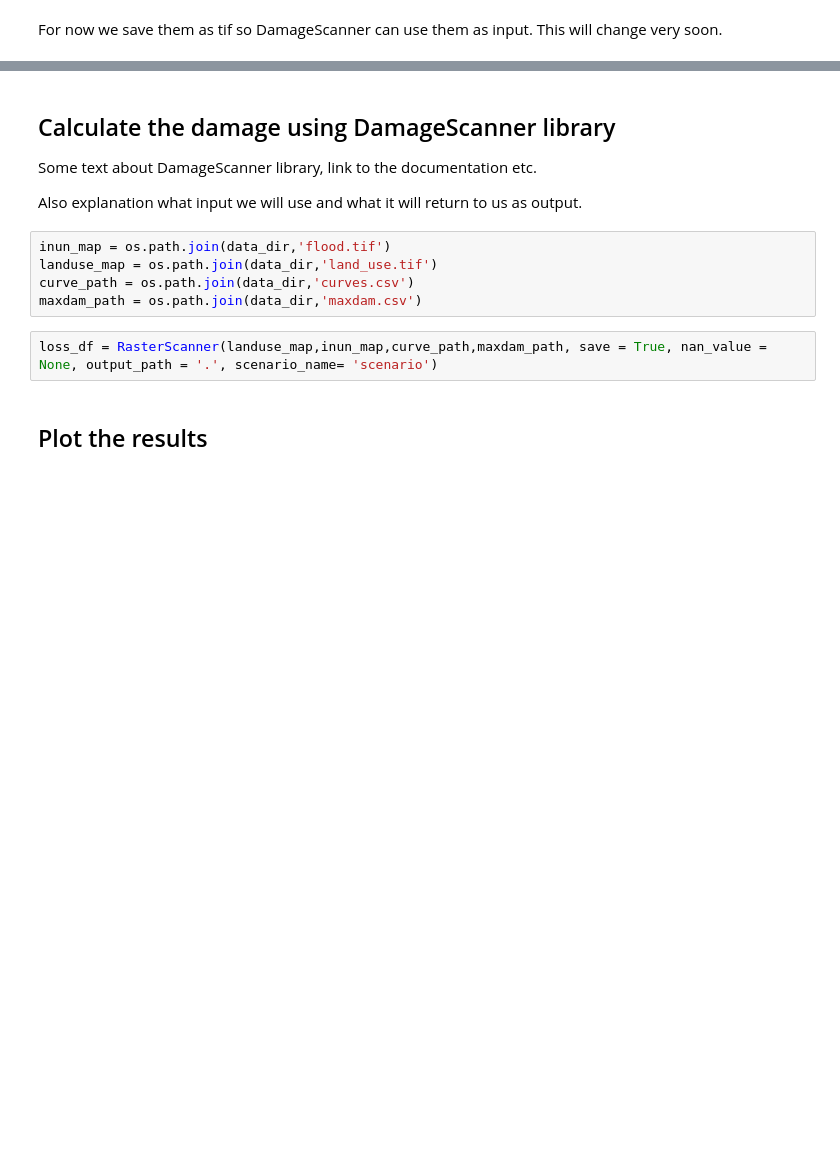
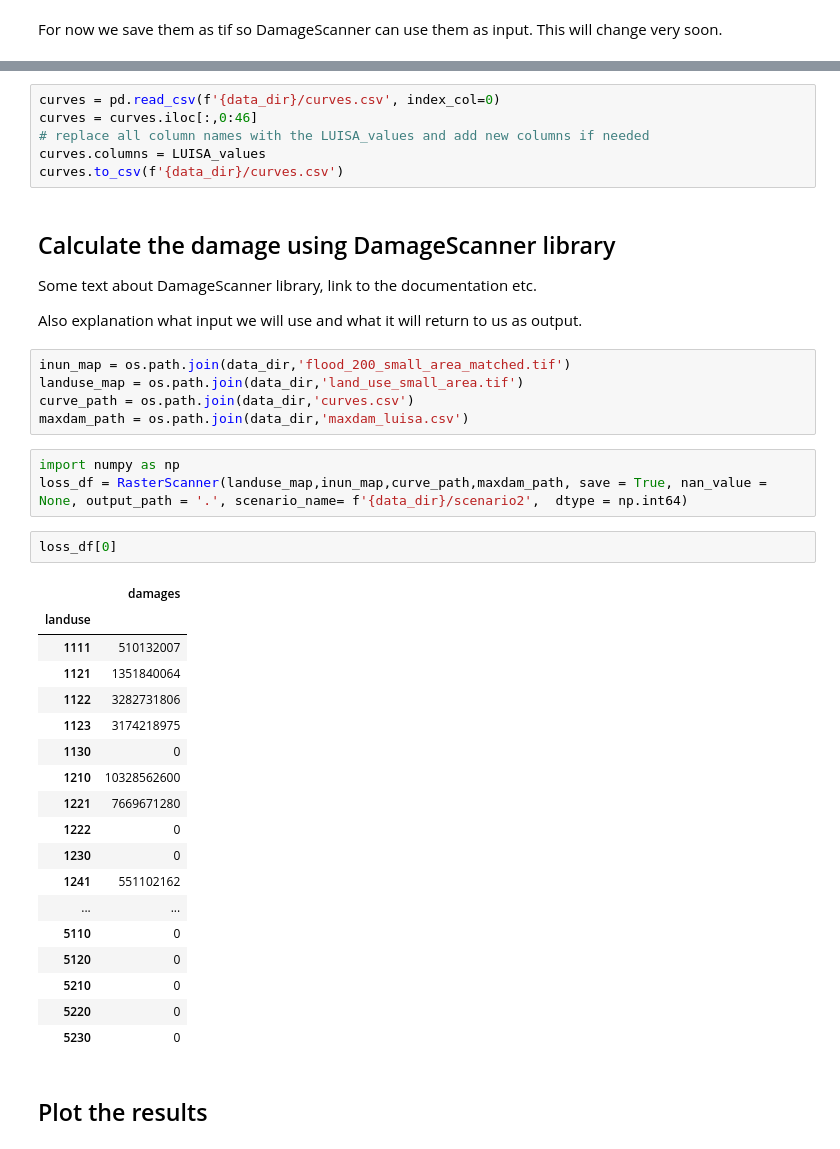
Before and after one commit to CLIMAAX/FLOODS, a Jupyter notebook: FLOOD.ipynb, the cells around one changed output, grey strips where cells are left out. Drawn from its saved outputs; the diff is of its cells as text; blank space fills up the shorter version.

```diff
--- a/FLOOD.ipynb
+++ b/FLOOD.ipynb
@@ -342,3 +438,9 @@ with rasterio.open(inun_map, 'w', driver='GTiff', height=land_use_small_area.sha
+# %%
+curves = pd.read_csv(f'{data_dir}/curves.csv', index_col=0)
+curves = curves.iloc[:,0:46]
+# replace all column names with the LUISA_values and add new columns if needed
+curves.columns = LUISA_values
+curves.to_csv(f'{data_dir}/curves.csv')
 # %% [markdown]
 ## Calculate the damage using DamageScanner library
 
@@ -346,12 +448,34 @@ Some text about DamageScanner library, link to the documentation etc.
 
 Also explanation what input we will use and what it will return to us as output.
 # %%
-inun_map = os.path.join(data_dir,'flood.tif')
-landuse_map = os.path.join(data_dir,'land_use.tif')
+inun_map = os.path.join(data_dir,'flood_200_small_area_matched.tif')
+landuse_map = os.path.join(data_dir,'land_use_small_area.tif')
 curve_path = os.path.join(data_dir,'curves.csv')
-maxdam_path = os.path.join(data_dir,'maxdam.csv')
+maxdam_path = os.path.join(data_dir,'maxdam_luisa.csv')
 # %%
-loss_df = RasterScanner(landuse_map,inun_map,curve_path,maxdam_path, save = True, nan_value = None, output_path = '.', scenario_name= 'scenario')
+import numpy as np
+loss_df = RasterScanner(landuse_map,inun_map,curve_path,maxdam_path, save = True, nan_value = None, output_path = '.', scenario_name= f'{data_dir}/scenario2',  dtype = np.int64)
+# %%
+loss_df[0]
+# %% [output]
+|  | damages |
+| landuse |  |
+| 1111 | 510132007 |
+| 1121 | 1351840064 |
+| 1122 | 3282731806 |
+| 1123 | 3174218975 |
+| 1130 | 0 |
+| 1210 | 10328562600 |
+| 1221 | 7669671280 |
+| 1222 | 0 |
+| 1230 | 0 |
+| 1241 | 551102162 |
+| ... | ... |
+| 5110 | 0 |
+| 5120 | 0 |
+| 5210 | 0 |
+| 5220 | 0 |
+| 5230 | 0 |
 # %% [markdown]
 ## Plot the results
 # %% [markdown]
```
Also changed, not shown: parts of 22 cells of this notebook, 1 other file.
